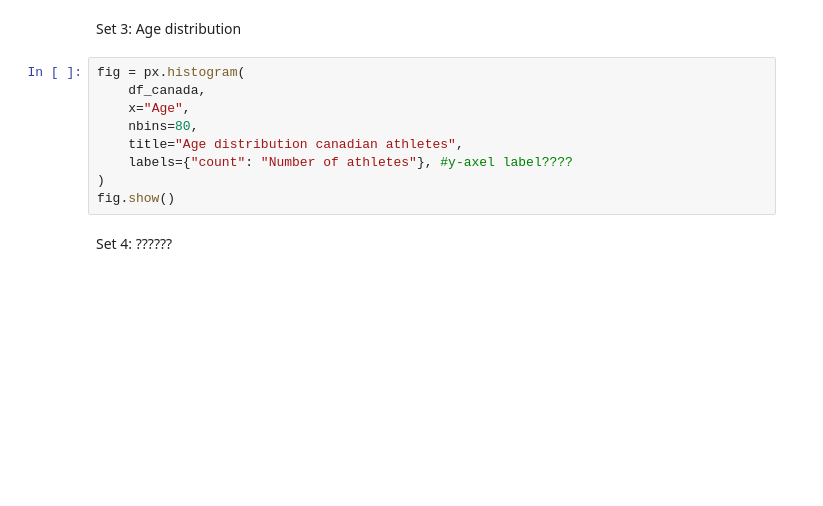
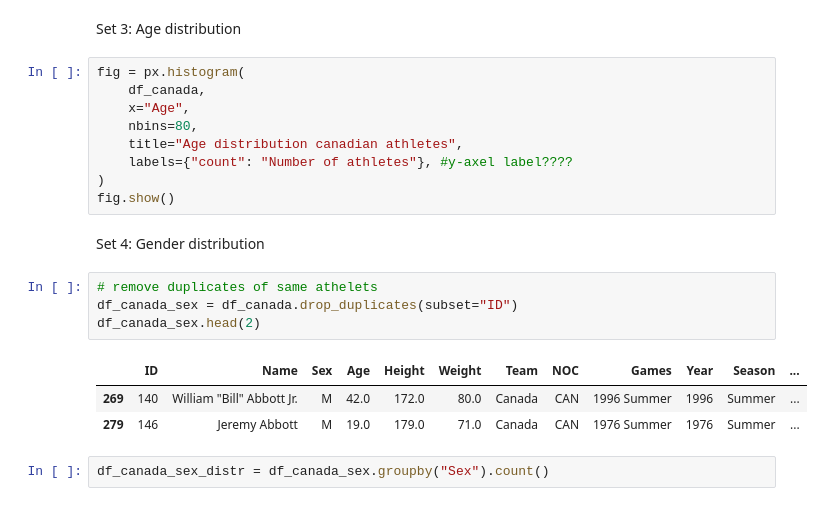
Before and after one commit to Rufshod/group_project_OS_canada, a Jupyter notebook: dorota_1_canada.ipynb, the cells around one changed output. Cells and saved outputs as stored; diff of their text form; blank space fills up the shorter version.

```diff
--- a/dorota_1_canada.ipynb
+++ b/dorota_1_canada.ipynb
@@ -104,4 +104,14 @@ fig = px.histogram(
 )
 fig.show()
 # %% [markdown]
-Set 4: ??????
+Set 4: Gender distribution
+# %%
+# remove duplicates of same athelets
+df_canada_sex = df_canada.drop_duplicates(subset="ID")
+df_canada_sex.head(2)
+# %% [output]
+|  | ID | Name | Sex | Age | Height | Weight | Team | NOC | Games | Year | Season | ... |
+| 269 | 140 | William "Bill" Abbott Jr. | M | 42.0 | 172.0 | 80.0 | Canada | CAN | 1996 Summer | 1996 | Summer | ... |
+| 279 | 146 | Jeremy Abbott | M | 19.0 | 179.0 | 71.0 | Canada | CAN | 1976 Summer | 1976 | Summer | ... |
+# %%
+df_canada_sex_distr = df_canada_sex.groupby("Sex").count()
```
Also changed, not shown: parts of 1 cell of this notebook.
